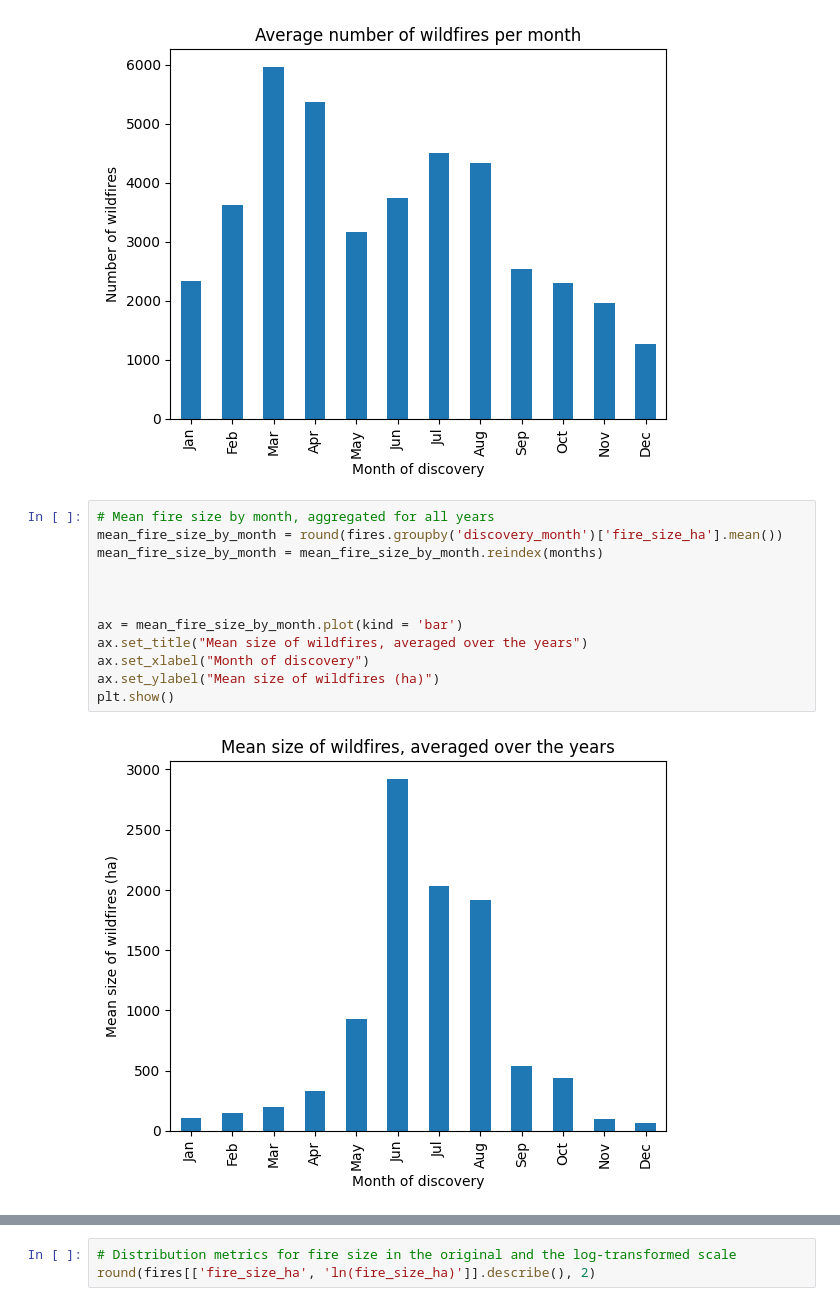
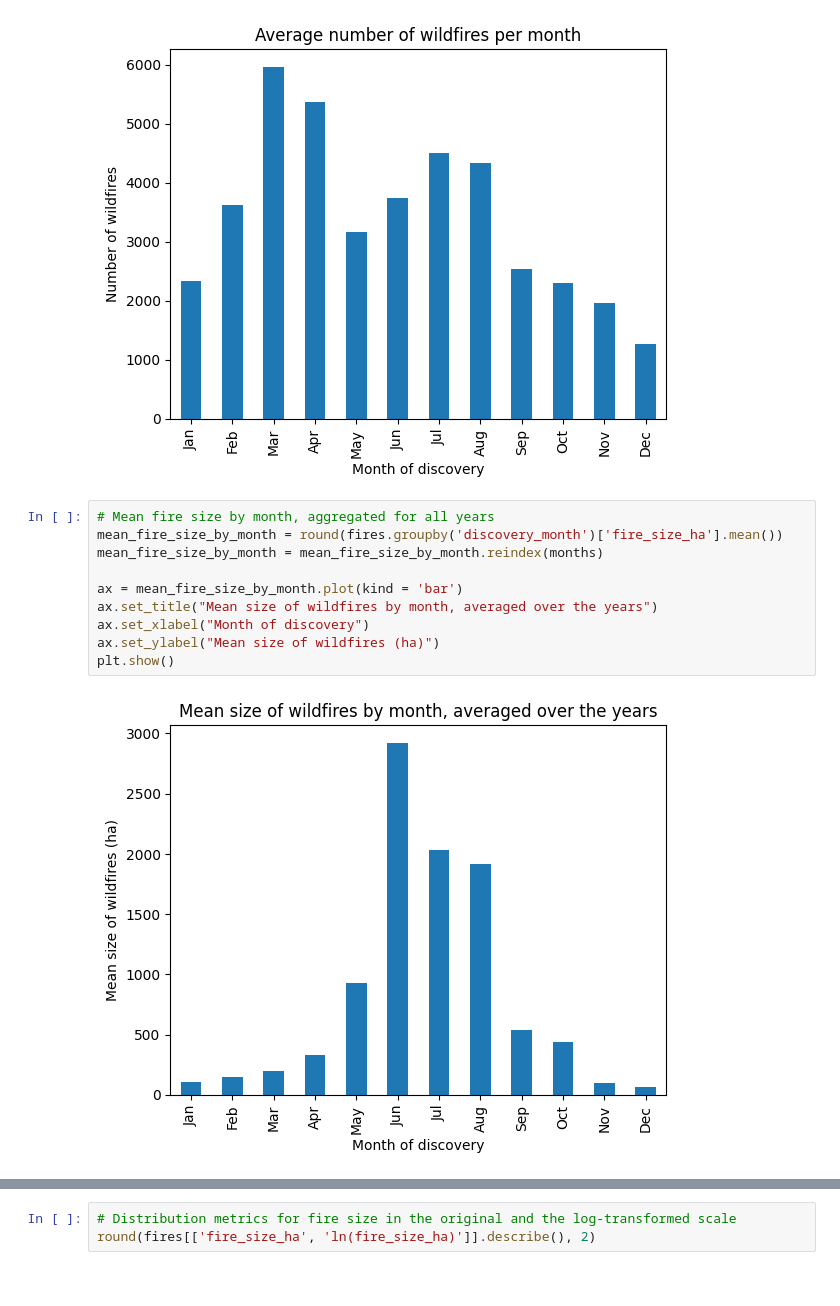
Before and after one commit to OlaKlingberg/Predict-Wildfire-Size, a Jupyter notebook: Predicting_the_Size_of_U_S_Wildfires.ipynb, the cells around one changed output, grey strips where cells are left out. Drawn from its saved outputs; the diff is of its cells as text.

```diff
--- a/Predicting_the_Size_of_U_S_Wildfires.ipynb
+++ b/Predicting_the_Size_of_U_S_Wildfires.ipynb
@@ -372,17 +378,15 @@ plt.show()
 # %%
 # Mean fire size by month, aggregated for all years
 mean_fire_size_by_month = round(fires.groupby('discovery_month')['fire_size_ha'].mean())
 mean_fire_size_by_month = mean_fire_size_by_month.reindex(months)
 
-
-
 ax = mean_fire_size_by_month.plot(kind = 'bar')
-ax.set_title("Mean size of wildfires, averaged over the years")
+ax.set_title("Mean size of wildfires by month, averaged over the years")
 ax.set_xlabel("Month of discovery")
 ax.set_ylabel("Mean size of wildfires (ha)")
 plt.show()
 # %% [output]
-[figure, old version]
+[figure, new version]
 # %%
 # Total consumed area per month, average for all years
 total_fire_size_by_month = round(fires.groupby('discovery_month')['fire_size_ha'].sum() / 24) # Average for the 24 years in the data
```
Also changed, not shown: parts of 57 cells of this notebook.
